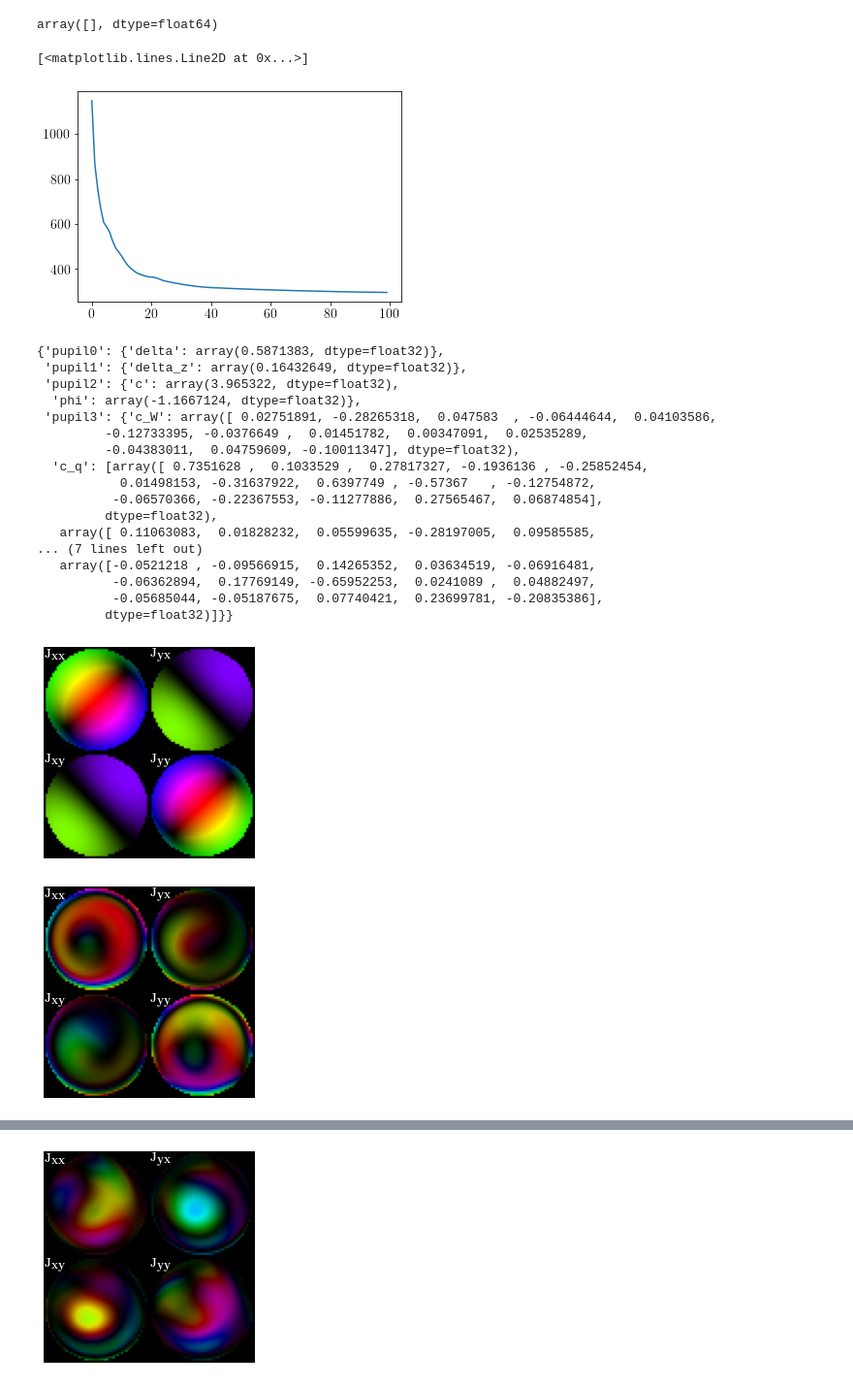
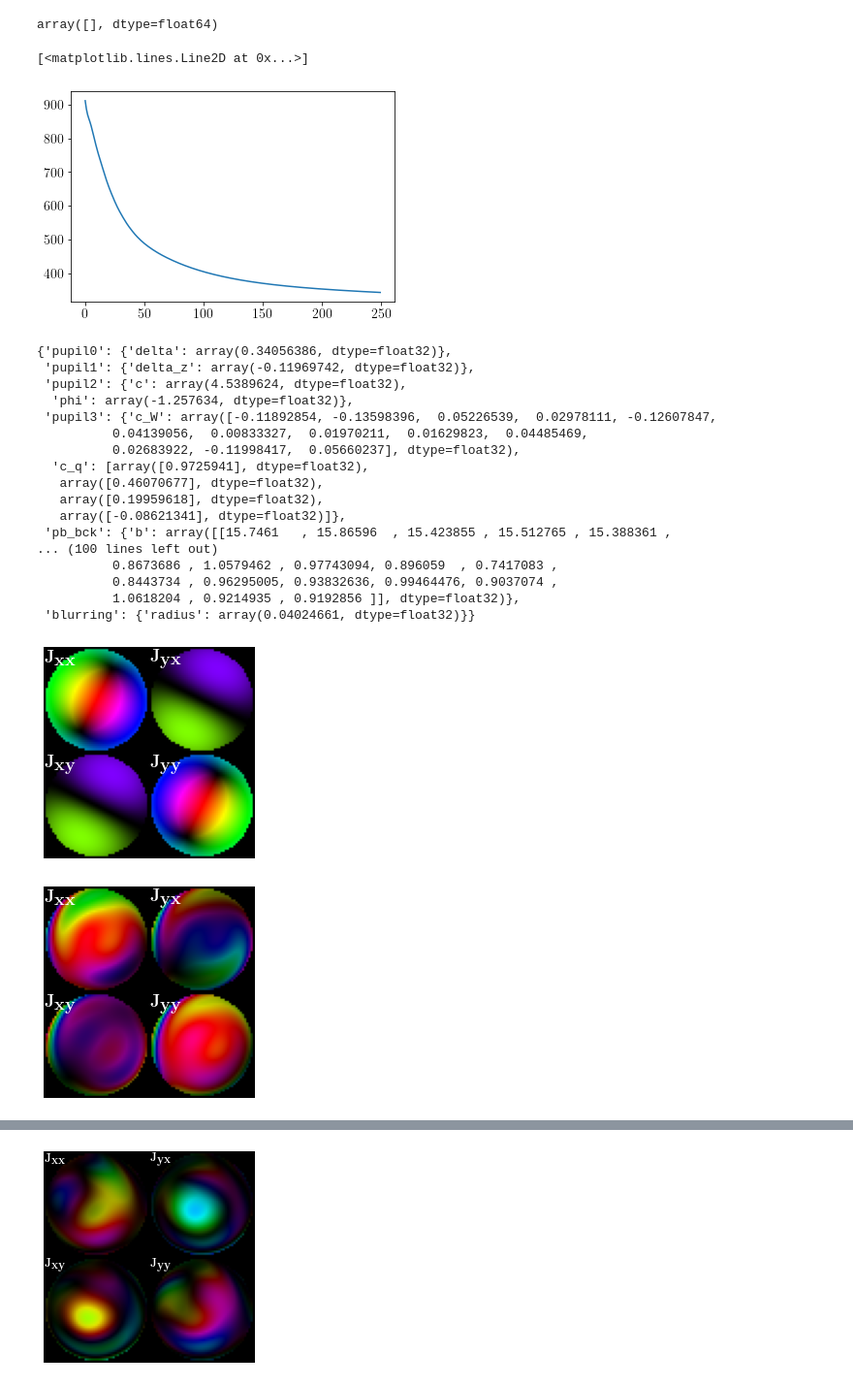
Before and after one commit to rodguti90/pyPSFstack, a Jupyter notebook: retrieval_exp_stack.ipynb, the cells around one changed output, grey strips where cells are left out. Shown at 97% size. Cells and saved outputs as stored; diff of their text form; code cells hidden in the pictures.

```diff
--- a/retrieval_exp_stack.ipynb
+++ b/retrieval_exp_stack.ipynb
@@ -72,7 +72,7 @@ magnification = 100
 ni = 1.33
 nf = 1.518
 cam_pixel_size = 6500
-radius = 20
+radius = 100
 wavelength = 525
 # Define positions of defocus
 zi = -600; z_step = 100
@@ -195,32 +195,35 @@ torch_blurr2d = torch2DBlurring(radius=radius/wavelength,**params['pupil'])
 # %%
-model, loss_evol = find_exp_pupil(exp_stack, params, lr=3e-2, n_epochs=100,
-    loss_fn=loss_sumsquared, abe=True, seo=True, opt_delta=True, opt_def=True, opt_a=True)
+torch_blurr2d = torch2DBlurring(radius=radius/wavelength,**params['pupil'],opt_radius=True)
+params['aberrations'] = {}
+params['aberrations']['jmax_list'] = [6]*4+[15]
+model, loss_evol = find_exp_pupil(exp_stack, params, lr=0.2e-2, n_epochs=250,
+    loss_fn=loss_sumsquared, abe=True, seo=True, opt_delta=True, opt_def=True, opt_a=True, blurring=torch_blurr2d)
 plt.plot(loss_evol)
 # plt.gca().set_yscale('log')
 # %% [output]
 [<matplotlib.lines.Line2D at 0x...>]
-[figure, old version]
+[figure, new version]
 # %%
 ret_pupil_params = get_pupils_param_dict(model)
 ret_pupil_params
 # %% [output]
-{'pupil0': {'delta': array(0.5871383, dtype=float32)},
- 'pupil1': {'delta_z': array(0.16432649, dtype=float32)},
- 'pupil2': {'c': array(3.965322, dtype=float32),
-  'phi': array(-1.1667124, dtype=float32)},
- 'pupil3': {'c_W': array([ 0.02751891, -0.28265318,  0.047583  , -0.06444644,  0.04103586,
-         -0.12733395, -0.0376649 ,  0.01451782,  0.00347091,  0.02535289,
-         -0.04383011,  0.04759609, -0.10011347], dtype=float32),
-  'c_q': [array([ 0.7351628 ,  0.1033529 ,  0.27817327, -0.1936136 , -0.25852454,
-           0.01498153, -0.31637922,  0.6397749 , -0.57367   , -0.12754872,
-          -0.06570366, -0.22367553, -0.11277886,  0.27565467,  0.06874854],
-         dtype=float32),
-   array([ 0.11063083,  0.01828232,  0.05599635, -0.28197005,  0.09585585,
-... (7 lines left out)
-   array([-0.0521218 , -0.09566915,  0.14265352,  0.03634519, -0.06916481,
-          -0.06362894,  0.17769149, -0.65952253,  0.0241089 ,  0.04882497,
-          -0.05685044, -0.05187675,  0.07740421,  0.23699781, -0.20835386],
-         dtype=float32)]}}
+{'pupil0': {'delta': array(0.34056386, dtype=float32)},
+ 'pupil1': {'delta_z': array(-0.11969742, dtype=float32)},
+ 'pupil2': {'c': array(4.5389624, dtype=float32),
+  'phi': array(-1.257634, dtype=float32)},
+ 'pupil3': {'c_W': array([-0.11892854, -0.13598396,  0.05226539,  0.02978111, -0.12607847,
+          0.04139056,  0.00833327,  0.01970211,  0.01629823,  0.04485469,
+          0.02683922, -0.11998417,  0.05660237], dtype=float32),
+  'c_q': [array([0.9725941], dtype=float32),
+   array([0.46070677], dtype=float32),
+   array([0.19959618], dtype=float32),
+   array([-0.08621341], dtype=float32)]},
+ 'pb_bck': {'b': array([[15.7461   , 15.86596  , 15.423855 , 15.512765 , 15.388361 ,
+... (100 lines left out)
+          0.8673686 , 1.0579462 , 0.97743094, 0.896059  , 0.7417083 ,
+          0.8443734 , 0.96295005, 0.93832636, 0.99464476, 0.9037074 ,
+          1.0618204 , 0.9214935 , 0.9192856 ]], dtype=float32)},
+ 'blurring': {'radius': array(0.04024661, dtype=float32)}}
 # %%
 ret_pupil_params = get_pupils_param_dict(model)
 ret_seo = wdws.SEO(**params['pupil'],
@@ -230,5 +233,5 @@ abe = UnitaryAberrations(**params['pupil'],
 plot_jones(ret_seo.get_pupil_array())
 plot_jones(abe.get_pupil_array())
 # %% [output]
-[figure, old version]
+[figure, new version]
-[figure, old version]
+[figure, new version]
```
Also changed, not shown: parts of 12 cells of this notebook, 2 other files.
